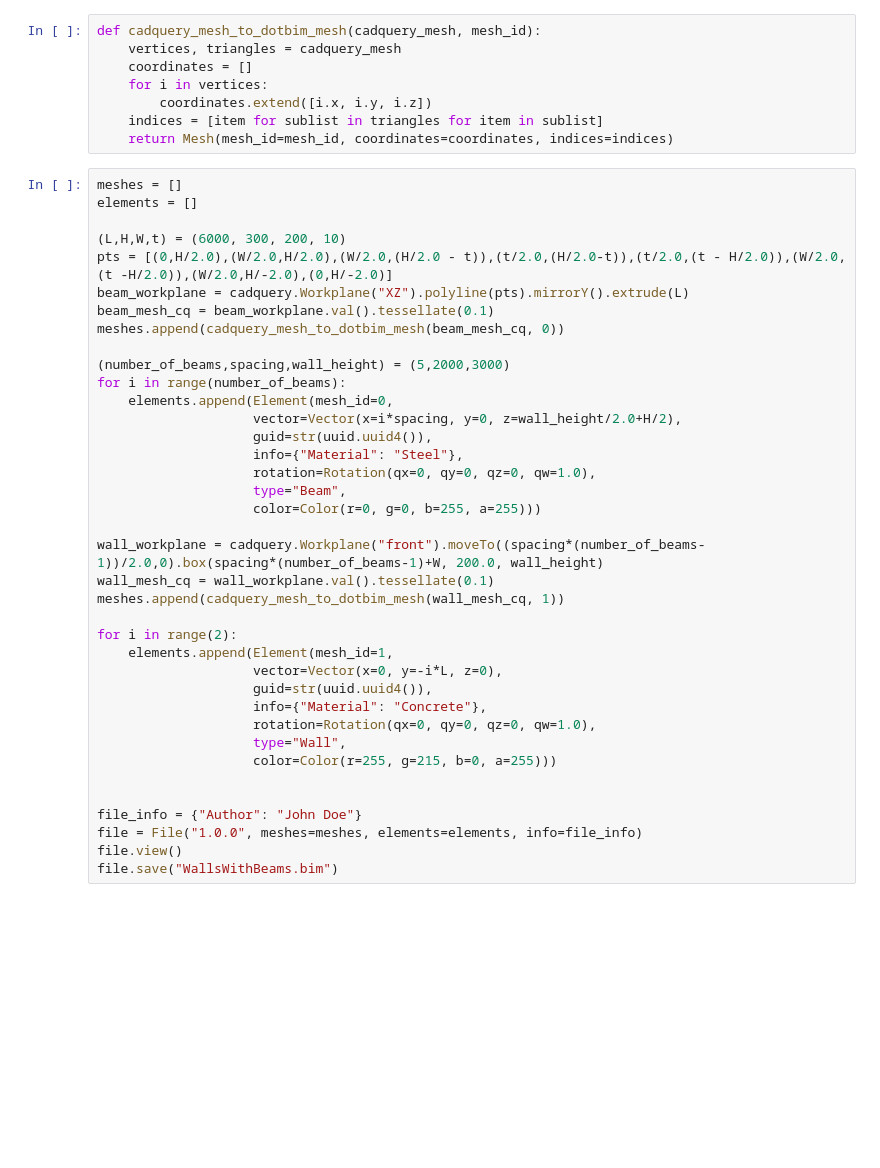
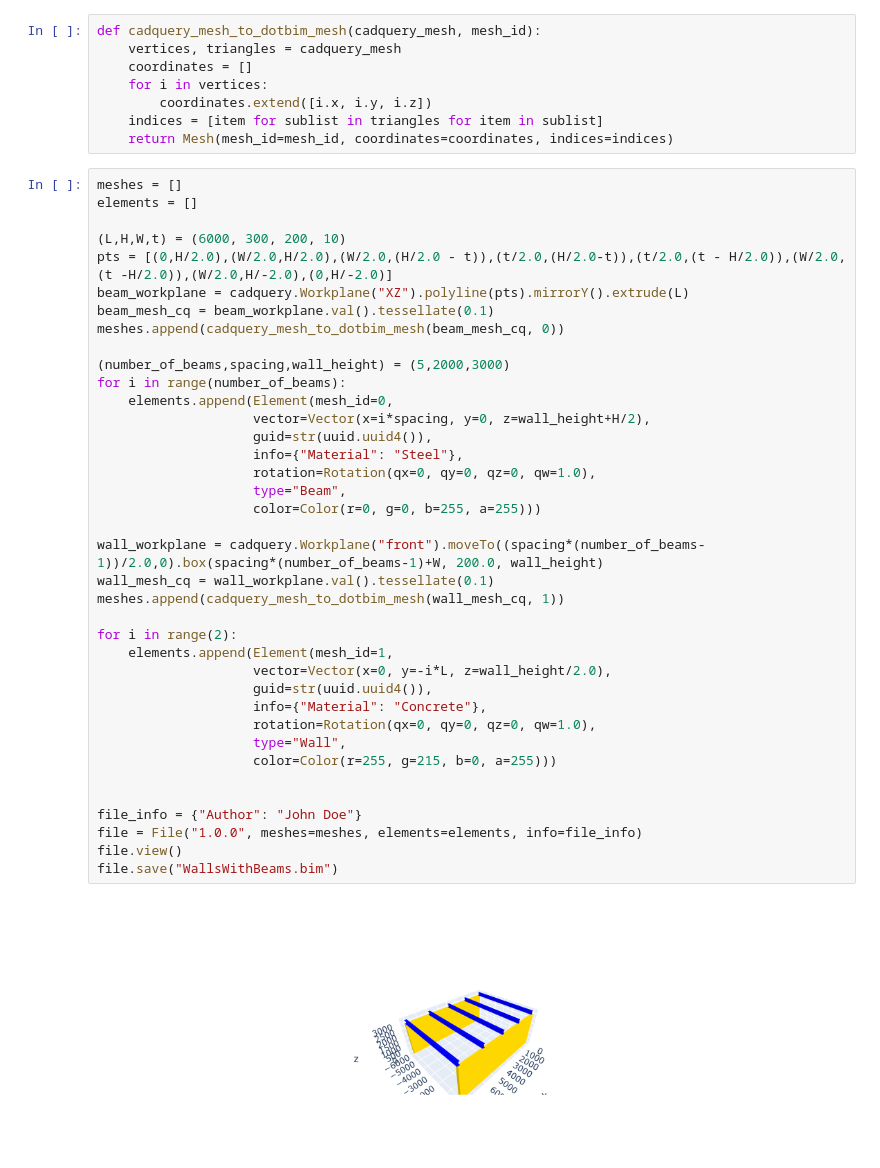
Before and after one commit to paireks/dotbimpy, a Jupyter notebook: dotbimpy/other/WallsWithBeams.ipynb, the cells around one changed output. Saved outputs shown, nothing was run; the diff lists cells and outputs as text; blank space fills up the shorter version.

Commit message:
Change setup + update WallsWithBeams.ipynb notebook

```diff
--- a/dotbimpy/other/WallsWithBeams.ipynb
+++ b/dotbimpy/other/WallsWithBeams.ipynb
@@ -21,32 +21,34 @@ pts = [(0,H/2.0),(W/2.0,H/2.0),(W/2.0,(H/2.0 - t)),(t/2.0,(H/2.0-t)),(t/2.0,(t -
 beam_workplane = cadquery.Workplane("XZ").polyline(pts).mirrorY().extrude(L)
 beam_mesh_cq = beam_workplane.val().tessellate(0.1)
 meshes.append(cadquery_mesh_to_dotbim_mesh(beam_mesh_cq, 0))
 
 (number_of_beams,spacing,wall_height) = (5,2000,3000)
 for i in range(number_of_beams):
     elements.append(Element(mesh_id=0,
-                    vector=Vector(x=i*spacing, y=0, z=wall_height/2.0+H/2),
+                    vector=Vector(x=i*spacing, y=0, z=wall_height+H/2),
                     guid=str(uuid.uuid4()),
                     info={"Material": "Steel"},
                     rotation=Rotation(qx=0, qy=0, qz=0, qw=1.0),
                     type="Beam",
                     color=Color(r=0, g=0, b=255, a=255)))
 
 wall_workplane = cadquery.Workplane("front").moveTo((spacing*(number_of_beams-1))/2.0,0).box(spacing*(number_of_beams-1)+W, 200.0, wall_height)
 wall_mesh_cq = wall_workplane.val().tessellate(0.1)
 meshes.append(cadquery_mesh_to_dotbim_mesh(wall_mesh_cq, 1))
 
 for i in range(2):
     elements.append(Element(mesh_id=1,
-                    vector=Vector(x=0, y=-i*L, z=0),
+                    vector=Vector(x=0, y=-i*L, z=wall_height/2.0),
                     guid=str(uuid.uuid4()),
                     info={"Material": "Concrete"},
                     rotation=Rotation(qx=0, qy=0, qz=0, qw=1.0),
                     type="Wall",
                     color=Color(r=255, g=215, b=0, a=255)))
 
 
 file_info = {"Author": "John Doe"}
 file = File("1.0.0", meshes=meshes, elements=elements, info=file_info)
 file.view()
 file.save("WallsWithBeams.bim")
+# %% [output]
+[figure, added]
```
Also changed, not shown: 2 other files.
